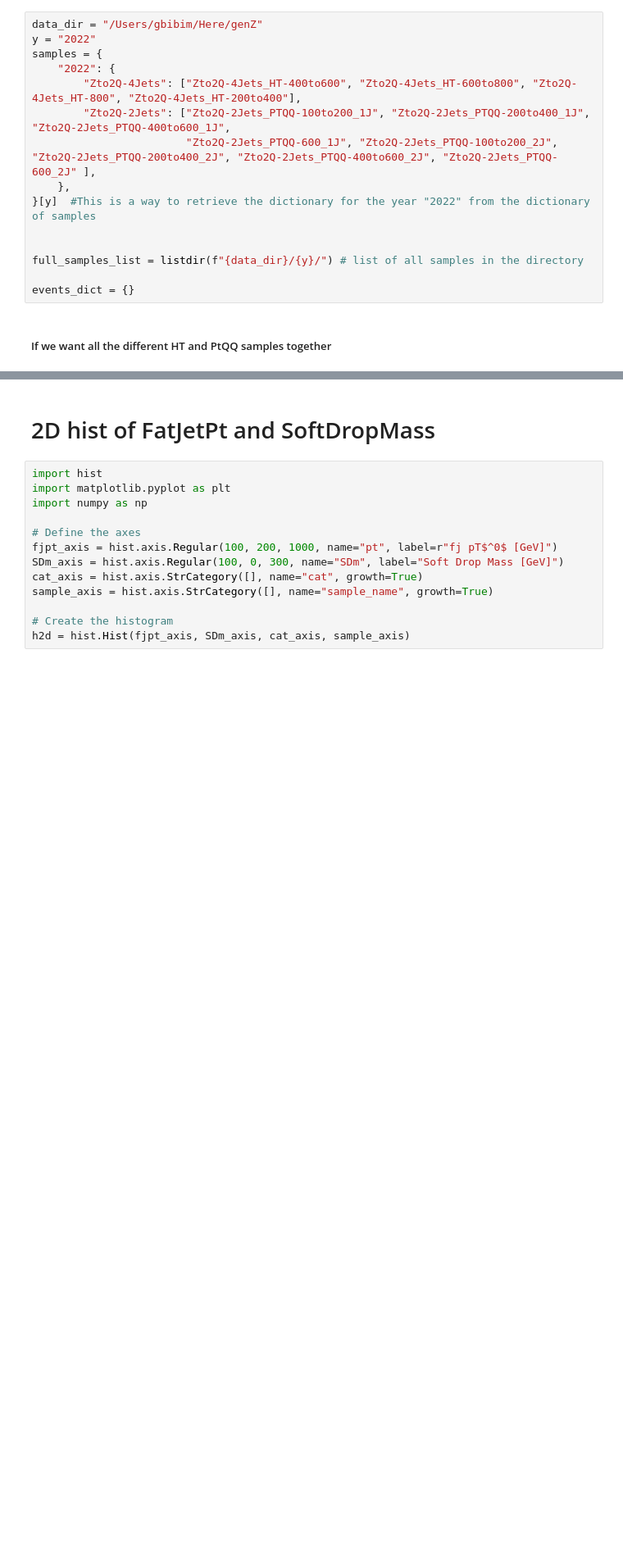
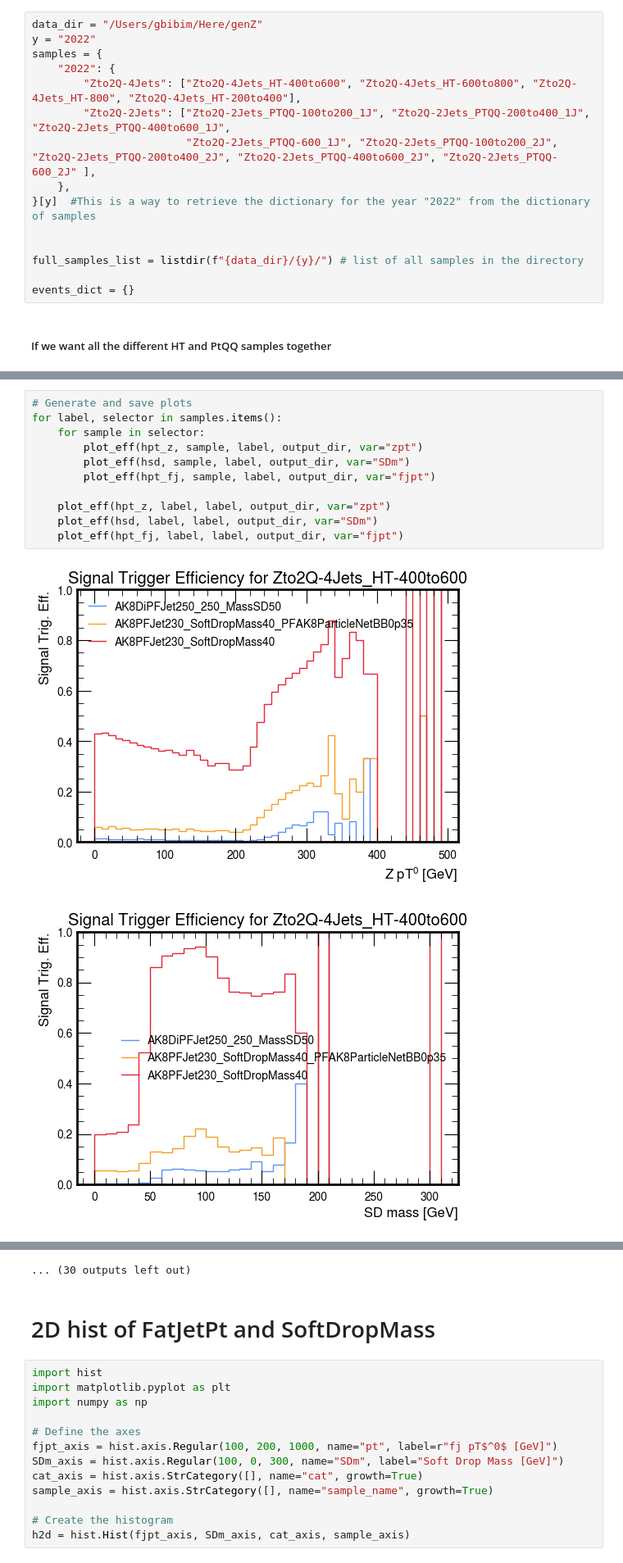
Before and after one commit to gabihamilton/genZ, a Jupyter notebook: trigger_signal.ipynb, the cells around one changed output, grey strips where cells are left out. Shown at 82% size. Drawn from its saved outputs; the diff is of its cells as text; blank space fills up the shorter version.

```diff
--- a/trigger_signal.ipynb
+++ b/trigger_signal.ipynb
@@ -431,0 +338,14 @@ for label, selector in samples.items():
+# %%
+# Generate and save plots
+for label, selector in samples.items():
+    for sample in selector:
+        plot_eff(hpt_z, sample, label, output_dir, var="zpt")
+        plot_eff(hsd, sample, label, output_dir, var="SDm")
+        plot_eff(hpt_fj, sample, label, output_dir, var="fjpt")
+
+    plot_eff(hpt_z, label, label, output_dir, var="zpt")
+    plot_eff(hsd, label, label, output_dir, var="SDm")
+    plot_eff(hpt_fj, label, label, output_dir, var="fjpt")
+# %% [output]
+[figure, added]
+[figure, added]
@@ -432,3 +362,4 @@ for label, selector in samples.items():
+... (30 outputs left out)
 # %% [markdown]
 # 2D hist of FatJetPt and SoftDropMass
 # %%
```
Also changed, not shown: parts of 22 cells of this notebook.
